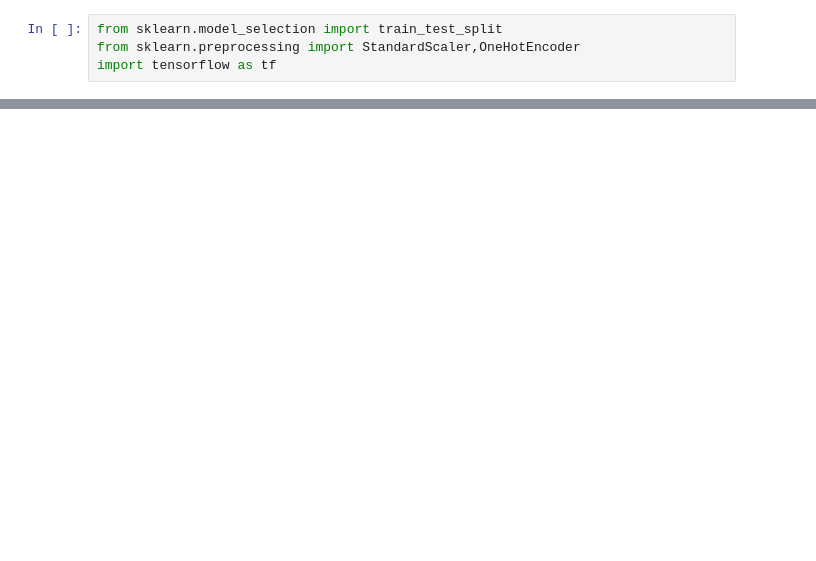
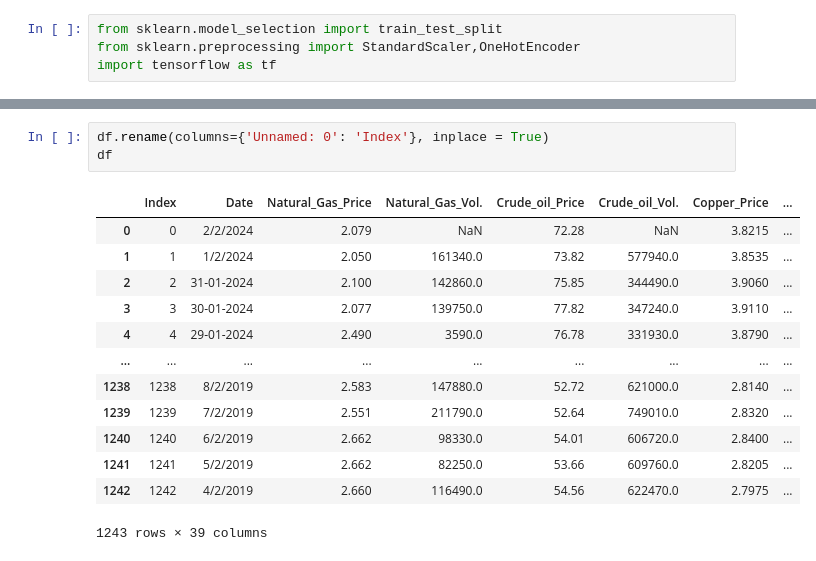
Before and after one commit to chonyeagoro/Machine_Learning_Project_4_Final, a Jupyter notebook: Apple_vs_Tesla_data_analysis.ipynb, the cells around one changed output, grey strips where cells are left out. Cells and saved outputs as stored; diff of their text form; blank space fills up the shorter version.

```diff
--- a/Apple_vs_Tesla_data_analysis.ipynb
+++ b/Apple_vs_Tesla_data_analysis.ipynb
@@ -70 +68,18 @@ df
 1243 rows × 39 columns
+# %%
+df.rename(columns={'Unnamed: 0': 'Index'}, inplace = True)
+df
+# %% [output]
+|  | Index | Date | Natural_Gas_Price | Natural_Gas_Vol. | Crude_oil_Price | Crude_oil_Vol. | Copper_Price | ... |
+| 0 | 0 | 2/2/2024 | 2.079 | NaN | 72.28 | NaN | 3.8215 | ... |
+| 1 | 1 | 1/2/2024 | 2.050 | 161340.0 | 73.82 | 577940.0 | 3.8535 | ... |
+| 2 | 2 | 31-01-2024 | 2.100 | 142860.0 | 75.85 | 344490.0 | 3.9060 | ... |
+| 3 | 3 | 30-01-2024 | 2.077 | 139750.0 | 77.82 | 347240.0 | 3.9110 | ... |
+| 4 | 4 | 29-01-2024 | 2.490 | 3590.0 | 76.78 | 331930.0 | 3.8790 | ... |
+| ... | ... | ... | ... | ... | ... | ... | ... | ... |
+| 1238 | 1238 | 8/2/2019 | 2.583 | 147880.0 | 52.72 | 621000.0 | 2.8140 | ... |
+| 1239 | 1239 | 7/2/2019 | 2.551 | 211790.0 | 52.64 | 749010.0 | 2.8320 | ... |
+| 1240 | 1240 | 6/2/2019 | 2.662 | 98330.0 | 54.01 | 606720.0 | 2.8400 | ... |
+| 1241 | 1241 | 5/2/2019 | 2.662 | 82250.0 | 53.66 | 609760.0 | 2.8205 | ... |
+| 1242 | 1242 | 4/2/2019 | 2.660 | 116490.0 | 54.56 | 622470.0 | 2.7975 | ... |
+1243 rows × 39 columns
```
Also changed, not shown: parts of 11 cells of this notebook.
